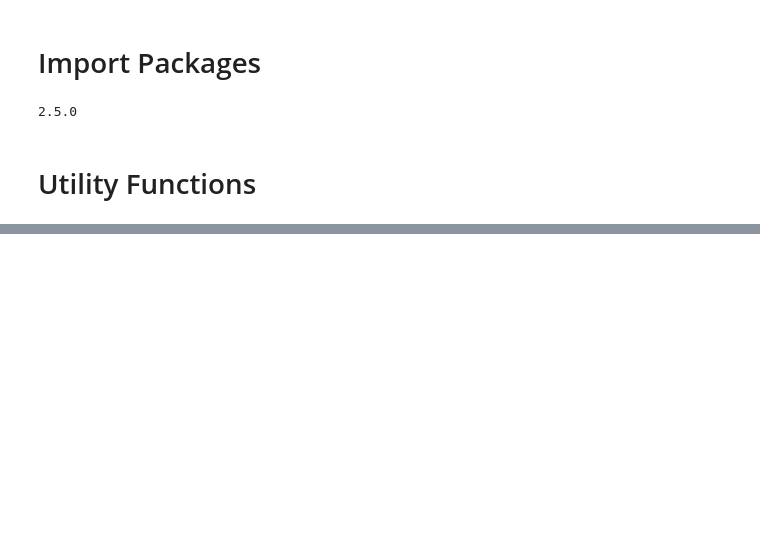
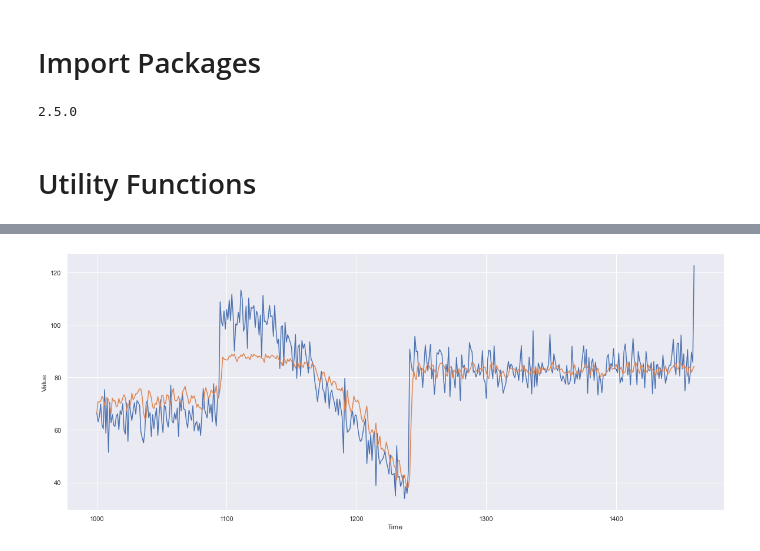
Before and after one commit to ShirsenduRyo/Time-Series, a Jupyter notebook: Week 3 Lab 1.ipynb, the cells around one changed output, grey strips where cells are left out. Drawn from its saved outputs; the diff is of its cells as text; code cells hidden in the pictures; blank space fills up the shorter version.

```diff
--- a/Week 3 Lab 1.ipynb
+++ b/Week 3 Lab 1.ipynb
@@ -29,0 +125,13 @@ def seasonality(time, period, amplit)
+# %%
+forecast = []
+for time in range(len(series) - windowSize):
+    forecast.append(model.predict(series[time: time+windowSize][np.newaxis]))
+
+forecast = forecast[splitTime-windowSize:]
+results = np.array(forecast)[:, 0, 0]
+# %%
+plt.figure(figsize=(20,8))
+plotSeries(timeValid, xValid)
+plotSeries(timeValid, results)
+# %% [output]
+[figure, added]
```
Also changed, not shown: parts of 20 cells of this notebook.
